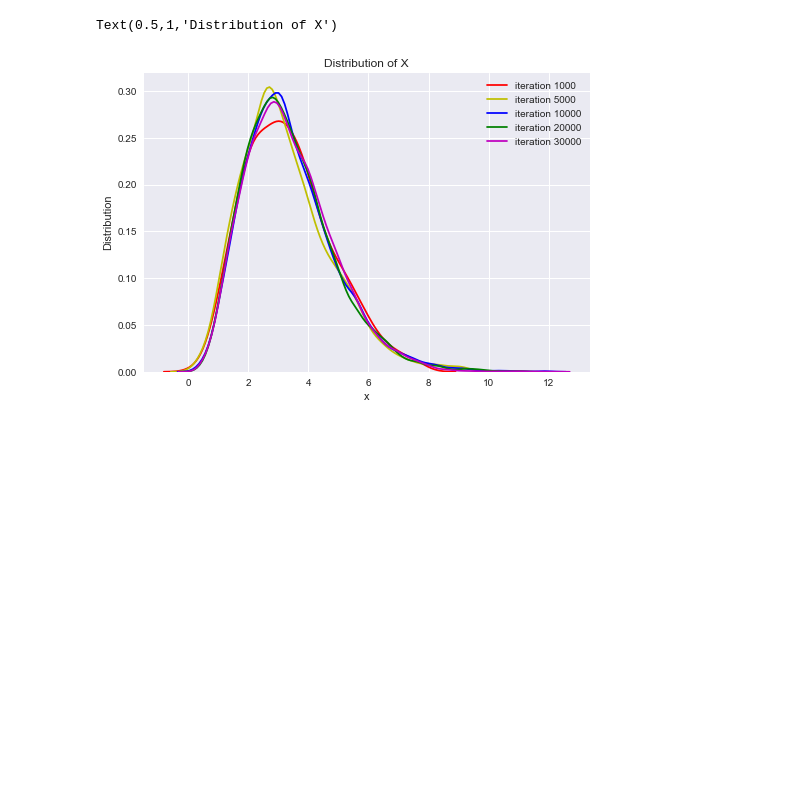
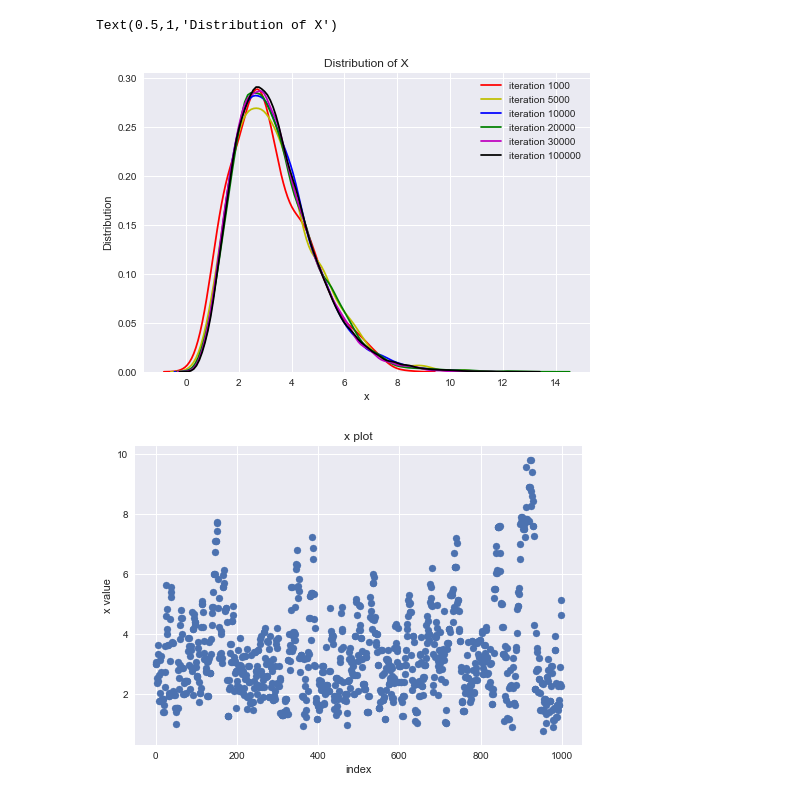
Before and after one commit to fai-huntrakool/OptimizationTIT, a Jupyter notebook: MCMC.ipynb, the cells around one changed output. Drawn from its saved outputs; the diff is of its cells as text; code cells hidden in the pictures; blank space fills up the shorter version.

```diff
--- a/MCMC.ipynb
+++ b/MCMC.ipynb
@@ -12,8 +12,8 @@ def p_e(x):
     else:
         return (0.5*np.exp(-0.5*x)) * (1/math.factorial(5)*(x**4)*np.exp(-x))
 # %%
-size = [1000, 5000, 10000, 20000, 30000]
-color = ['r','y','b','g','m']
+size = [1000, 5000, 10000, 20000, 30000,100000]
+color = ['r','y','b','g','m','k']
 # %%
 #Metropolis-Hastings
 count = 0
@@ -35,4 +35,12 @@ plt.ylabel("Distribution")
 plt.title("Distribution of X")
 # %% [output]
 Text(0.5,1,'Distribution of X')
-[figure, old version]
+[figure, new version]
+# %%
+plt.scatter(np.arange(0,1000),x[:1000])
+plt.xlabel('index')
+plt.ylabel('x value')
+plt.title('x plot')
+plt.show()
+# %% [output]
+[figure, added]
```
Also changed, not shown: parts of 1 cell of this notebook.
